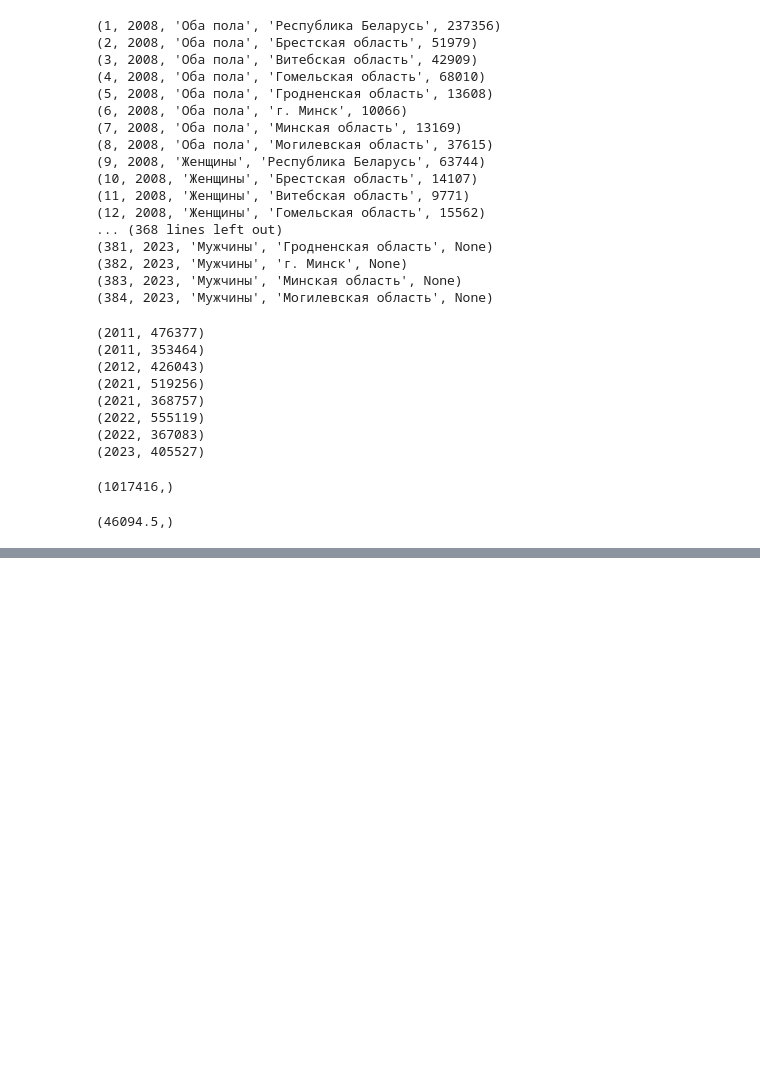
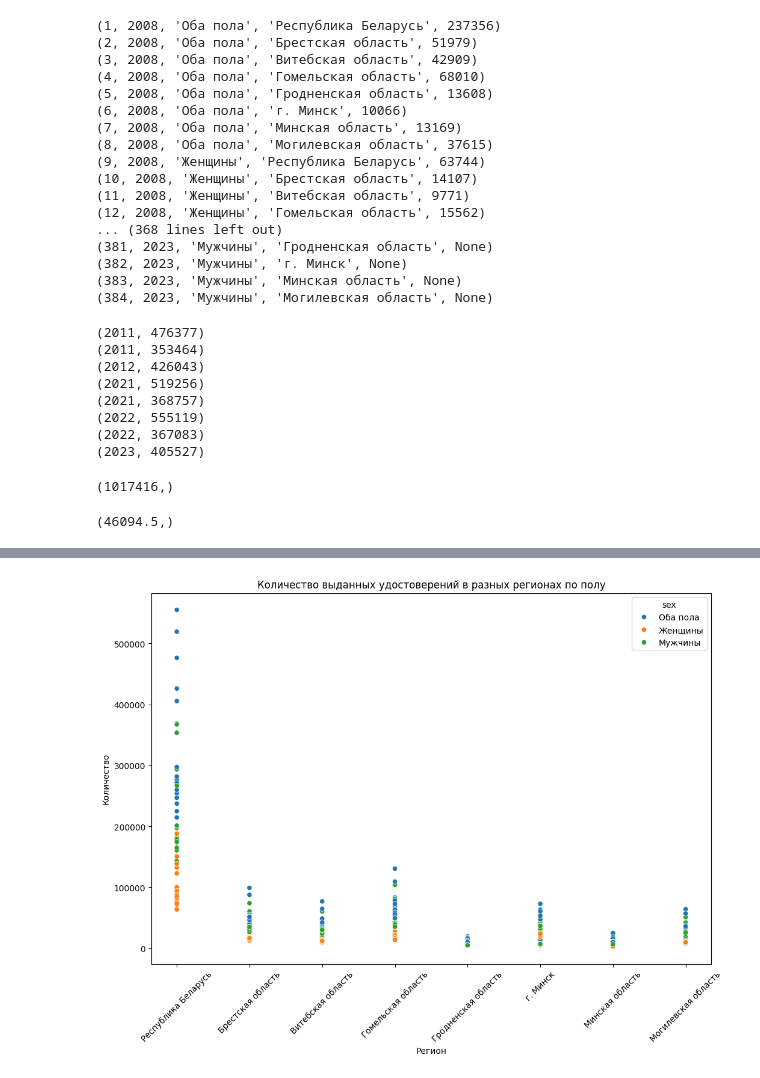
Before and after one commit to WanyaKruk/DZ-3, a Jupyter notebook: DB_Drivers.ipynb, the cells around one changed output, grey strips where cells are left out. Cells and saved outputs as stored; diff of their text form; code cells hidden in the pictures; blank space fills up the shorter version.

```diff
--- a/DB_Drivers.ipynb
+++ b/DB_Drivers.ipynb
@@ -97,0 +110,10 @@ conn.commit()
+# %%
+plt.figure(figsize=(12, 8))
+sns.scatterplot(data=data, x='region', y='quantity', hue='sex')
+plt.title('Количество выданных удостоверений в разных регионах по полу')
+plt.xlabel('Регион')
+plt.ylabel('Количество')
+plt.xticks(rotation=45)
+plt.show()
+# %% [output]
+[figure, added]
```
Also changed, not shown: parts of 1 cell of this notebook.
